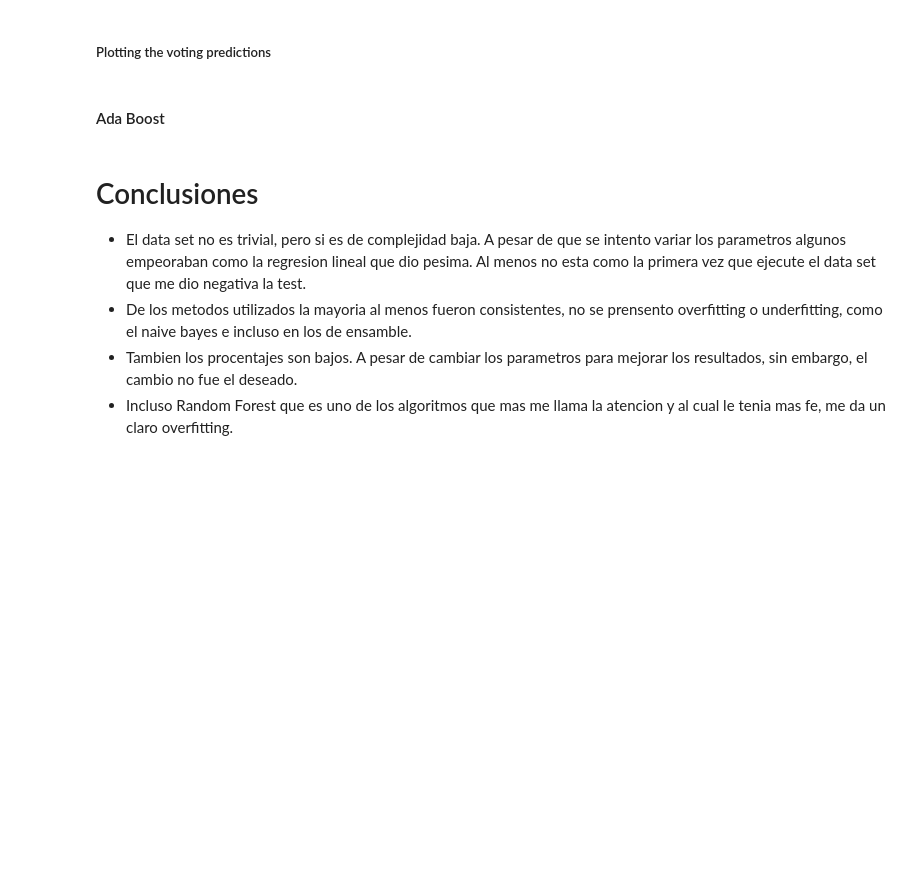
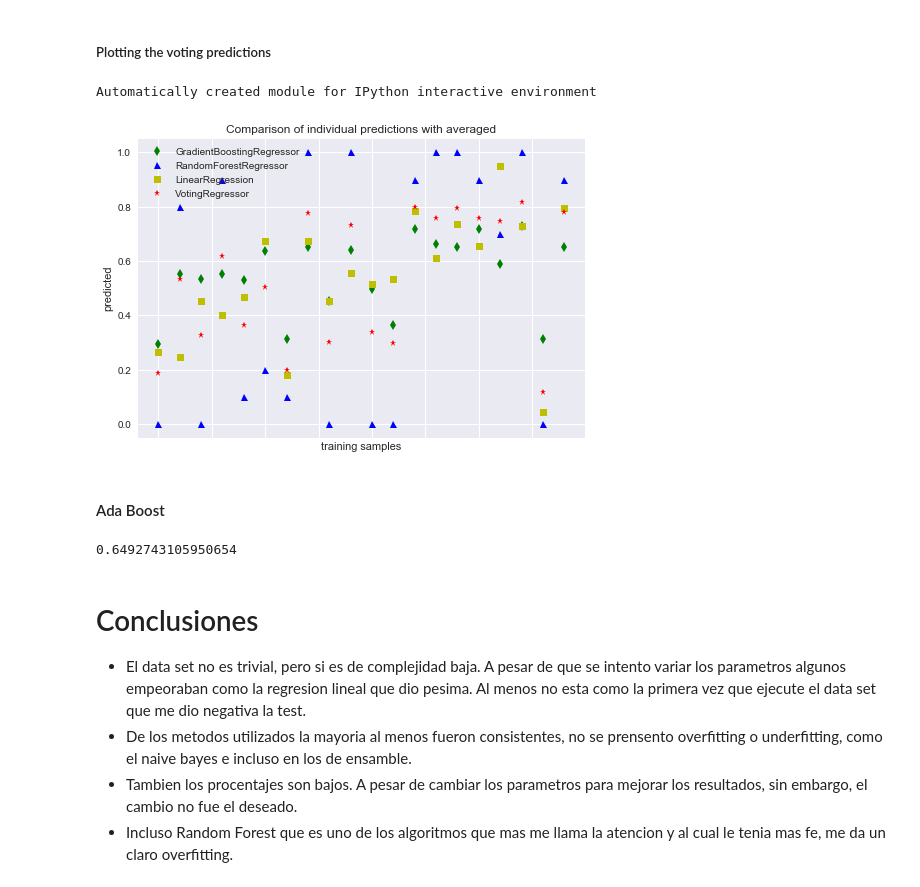
Before and after one commit to kevinsteve17/ReconocimientoPatrones, a Jupyter notebook: Inv_Corta_2_v1.1.ipynb, the cells around one changed output. Drawn from its saved outputs; the diff is of its cells as text; code cells hidden in the pictures; blank space fills up the shorter version.

```diff
--- a/Inv_Corta_2_v1.1.ipynb
+++ b/Inv_Corta_2_v1.1.ipynb
@@ -531,34 +533,37 @@ from sklearn.ensemble import GradientBoostingRegressor
 from sklearn.ensemble import RandomForestRegressor
 from sklearn.linear_model import LinearRegression
 from sklearn.ensemble import VotingRegressor
 
 
 X = features
 y = labels
 
 # Training classifiers
 gbr = GradientBoostingRegressor(random_state=1, n_estimators=10)
 rfr = RandomForestRegressor(random_state=1, n_estimators=10)
 lr = LinearRegression()
-vr = VotingRegressor([('gb', reg1), ('rf', reg2), ('lr', reg3)])
+vr = VotingRegressor([('gb', gbr), ('rf', rfr), ('lr', lr)])
 gbr.fit(features, labels)
 rfr.fit(features,labels)
 lr.fit(features, labels)
 vr.fit(features, labels)
 
 xt = features[:20]
 
 plt.figure()
 plt.plot(gbr.predict(xt), 'gd', label='GradientBoostingRegressor')
 plt.plot(rfr.predict(xt), 'b^', label='RandomForestRegressor')
 plt.plot(lr.predict(xt), 'ys', label='LinearRegression')
 plt.plot(vr.predict(xt), 'r*', label='VotingRegressor')
 plt.tick_params(axis='x', which='both', bottom=False, top=False, labelbottom=False)
 plt.ylabel('predicted')
 plt.xlabel('training samples')
 plt.legend(loc="best")
 plt.title('Comparison of individual predictions with averaged')
 plt.show()
+# %% [output]
+Automatically created module for IPython interactive environment
+[figure, added]
 # %% [markdown]
 #### Ada Boost
 # %%
@@ -567,6 +572,8 @@ from sklearn.ensemble import AdaBoostClassifier
 clf = AdaBoostClassifier(n_estimators=100)
 scores = cross_val_score(clf, features, labels, cv=5)
 scores.mean()
+# %% [output]
+0.6492743105950654
 # %% [markdown]
 # Conclusiones
 
```
Also changed, not shown: parts of 7 cells of this notebook.
